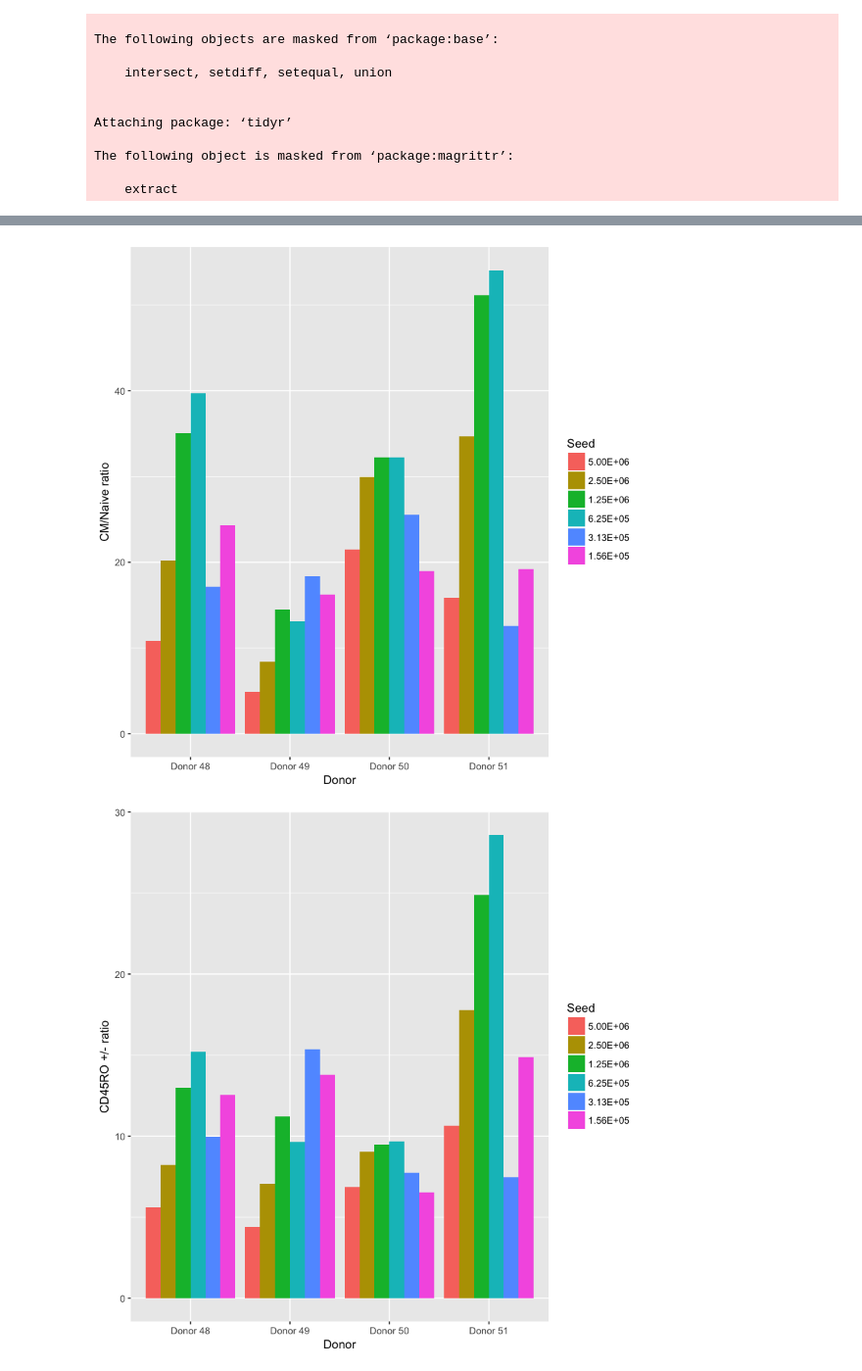
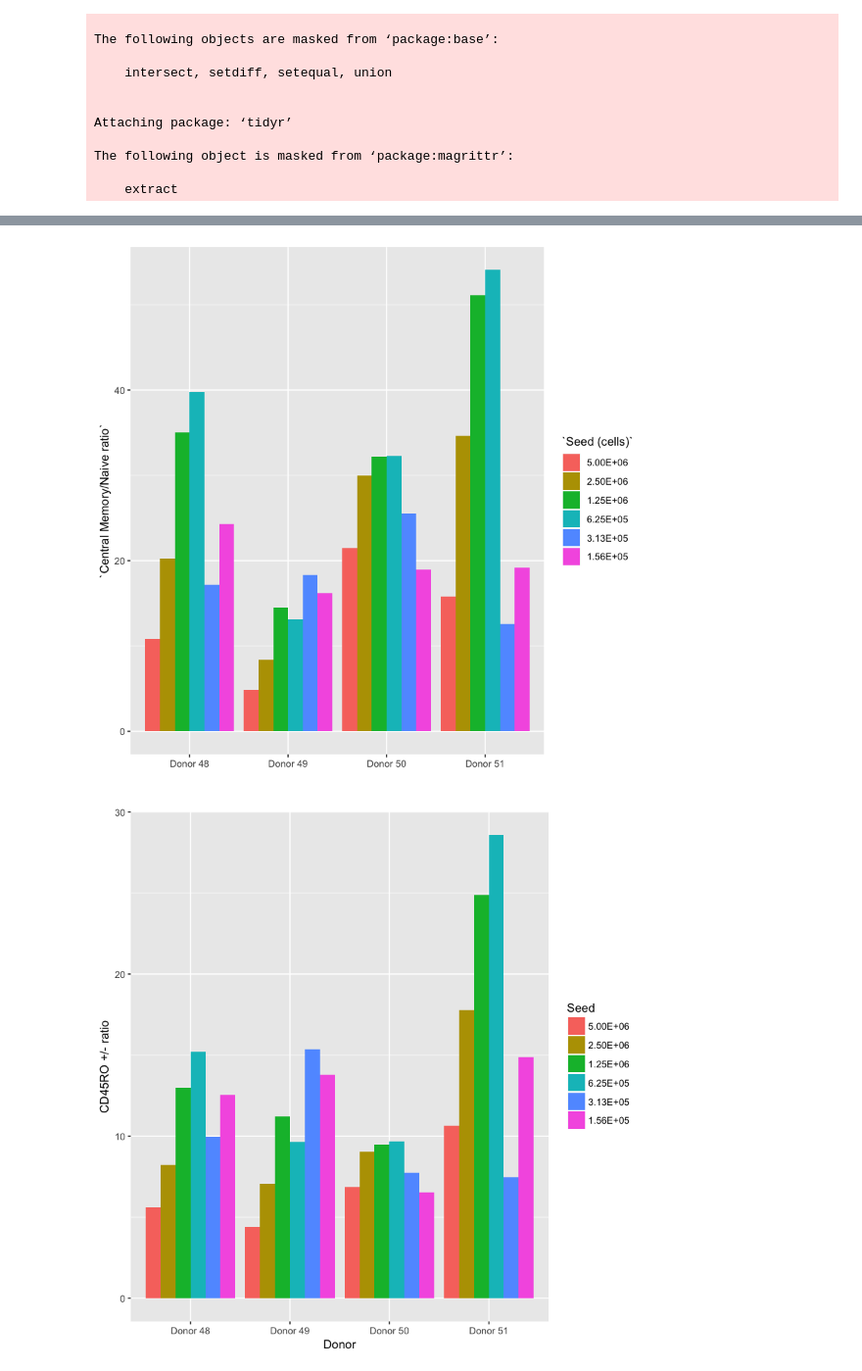
Before and after one commit to hammerlab/t-cell-activation, a Jupyter notebook: analyses/confluency-titration-1/Titrate cells and beads to measure the effect of seeding density on activation efficiency.ipynb, the cells around one changed output, grey strips where cells are left out. Shown: that part at 98% size. Saved outputs shown, nothing was run; the diff lists cells and outputs as text; code cells hidden in the pictures.

Commit message:
update/improve the figures

```diff
--- a/analyses/confluency-titration-1/Titrate cells and beads to measure the effect of seeding density on activation efficiency.ipynb
+++ b/analyses/confluency-titration-1/Titrate cells and beads to measure the effect of seeding density on activation efficiency.ipynb
@@ -47,14 +47,16 @@ conf_flow %>% head
 # %%
 conf_flow %>%
     mutate(
         `CM` = `Live/CCR7+ CD45RO+ | Freq. of Parent`,
         `Naive` = `Live/CCR7+ CD45RO- | Freq. of Parent`,
-        `CM/Naive ratio` = `CM` / `Naive`
+        `Central Memory/Naive ratio` = `CM` / `Naive`,
+        `Seed (cells)`=`Seed`
     ) %>%
-    ggplot(aes(x=`Donor`, y=`CM/Naive ratio`, fill=`Seed`)) +
-        geom_col(pos="dodge")
+    ggplot(aes(x=`Donor`, y=`Central Memory/Naive ratio`, fill=`Seed (cells)`)) +
+        geom_col(pos="dodge") +
+        xlab('')
 # %% [output]
-[figure, old version]
+[figure, new version]
 # %%
 conf_flow %>%
     mutate(
```
Also changed, not shown: 1 other file.
